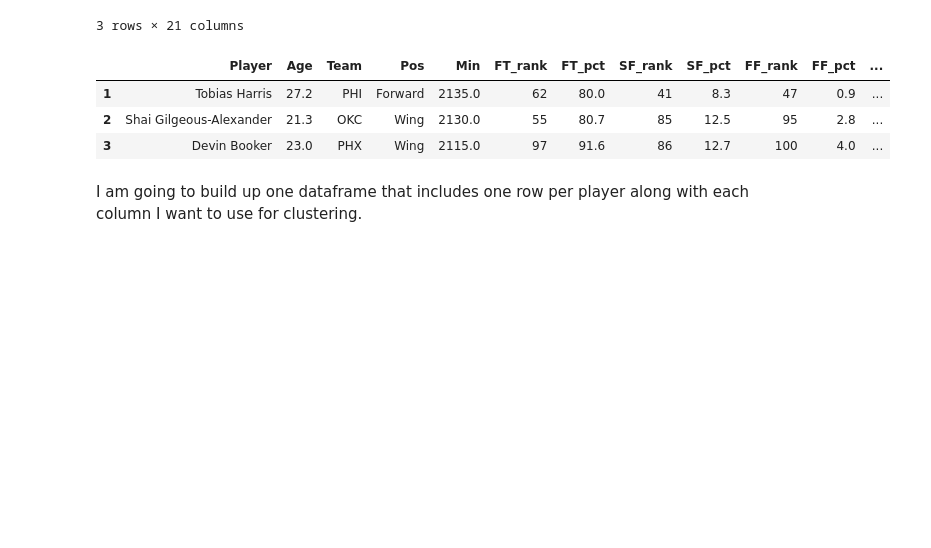
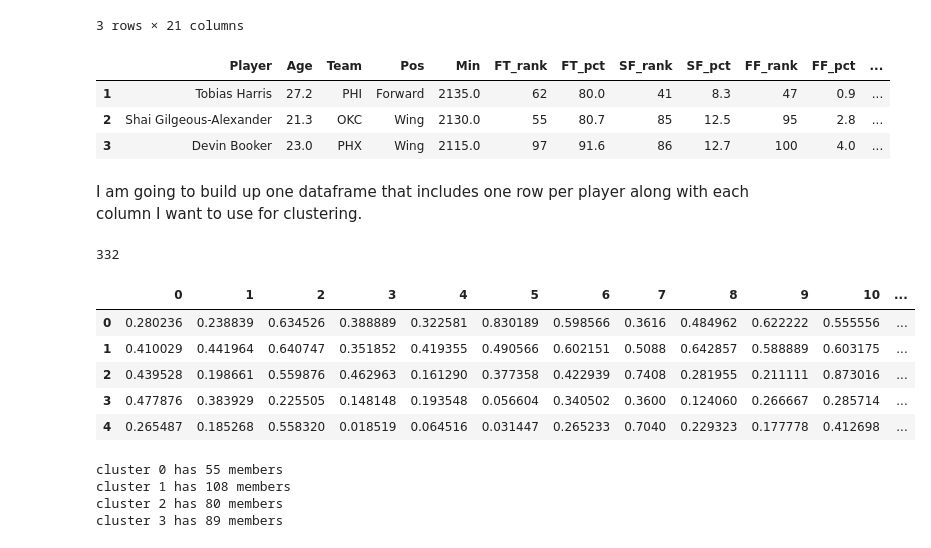
Before and after one commit to ChrisPfeiffer/nba_player_clusters, a Jupyter notebook: Unsupervised_NBA.ipynb, the cells around one changed output. Cells and saved outputs as stored; diff of their text form; code cells hidden in the pictures; blank space fills up the shorter version.

```diff
--- a/Unsupervised_NBA.ipynb
+++ b/Unsupervised_NBA.ipynb
@@ -108,8 +116,34 @@ foul_drawing.head(3)
 # %% [markdown]
 I am going to build up one dataframe that includes one row per player along with each column I want to use for clustering.
 # %%
-kmeans_data = off_overview[['Player', 'Pos', 'Min', 'Usage', 'AST_pct', 'PSA']]
-kmeans_data = kmeans_data.merge(def_reb[['Player','BLK_pct', 'STL_pct', 'fg_OR_pct', 'fg_DR_pct']], on='Player')
-foul_drawing.head(3)
-kmeans_data = kmeans_data.merge(foul_drawing[['Player', 'FT_pct', 'SF_pct']], on='Player')
-kmeans_data = kmeans_data.merge(shot_types[['Player', 'Rim', 'All_mid', 'All_three']], on='Player')
+kmeans_data = off_overview[['Player', 'Team', 'Pos', 'Min', 'Usage', 'AST_pct', 'PSA']]
+kmeans_data = kmeans_data.merge(def_reb[['Player', 'Team','BLK_pct', 'STL_pct', 'fg_OR_pct', 'fg_DR_pct']], on=['Player', 'Team'])
+kmeans_data = kmeans_data.merge(foul_drawing[['Player', 'Team', 'FT_pct', 'SF_pct']], on=['Player', 'Team'])
+kmeans_data = kmeans_data.merge(shot_types[['Player', 'Team', 'Rim', 'All_mid', 'All_three']], on=['Player', 'Team'])
+kmeans_data = kmeans_data[kmeans_data['Min']>400]
+len(kmeans_data)
+# %% [output]
+332
+# %%
+training_values = kmeans_data.drop(['Player', 'Team', 'Pos', 'Min'], axis=1)
+min_max_scaler = preprocessing.MinMaxScaler()
+scaled_values = pd.DataFrame(min_max_scaler.fit_transform(training_values))
+scaled_values.head(5)
+# %% [output]
+|  | 0 | 1 | 2 | 3 | 4 | 5 | 6 | 7 | 8 | 9 | 10 | ... |
+| 0 | 0.280236 | 0.238839 | 0.634526 | 0.388889 | 0.322581 | 0.830189 | 0.598566 | 0.3616 | 0.484962 | 0.622222 | 0.555556 | ... |
+| 1 | 0.410029 | 0.441964 | 0.640747 | 0.351852 | 0.419355 | 0.490566 | 0.602151 | 0.5088 | 0.642857 | 0.588889 | 0.603175 | ... |
+| 2 | 0.439528 | 0.198661 | 0.559876 | 0.462963 | 0.161290 | 0.377358 | 0.422939 | 0.7408 | 0.281955 | 0.211111 | 0.873016 | ... |
+| 3 | 0.477876 | 0.383929 | 0.225505 | 0.148148 | 0.193548 | 0.056604 | 0.340502 | 0.3600 | 0.124060 | 0.266667 | 0.285714 | ... |
+| 4 | 0.265487 | 0.185268 | 0.558320 | 0.018519 | 0.064516 | 0.031447 | 0.265233 | 0.7040 | 0.229323 | 0.177778 | 0.412698 | ... |
+# %%
+kmeans = KMeans(n_clusters=4, random_state=0).fit(scaled_values)
+clusters = kmeans.predict(scaled_values)
+kmeans_data['clusters'] = clusters
+for i in range(0,4):
+    print("cluster " + str(i) + " has " + str(len(kmeans_data[kmeans_data["clusters"]==i])) + " members")
+# %% [output]
+cluster 0 has 55 members
+cluster 1 has 108 members
+cluster 2 has 80 members
+cluster 3 has 89 members
```
Also changed, not shown: parts of 12 cells of this notebook, 6 other files.
